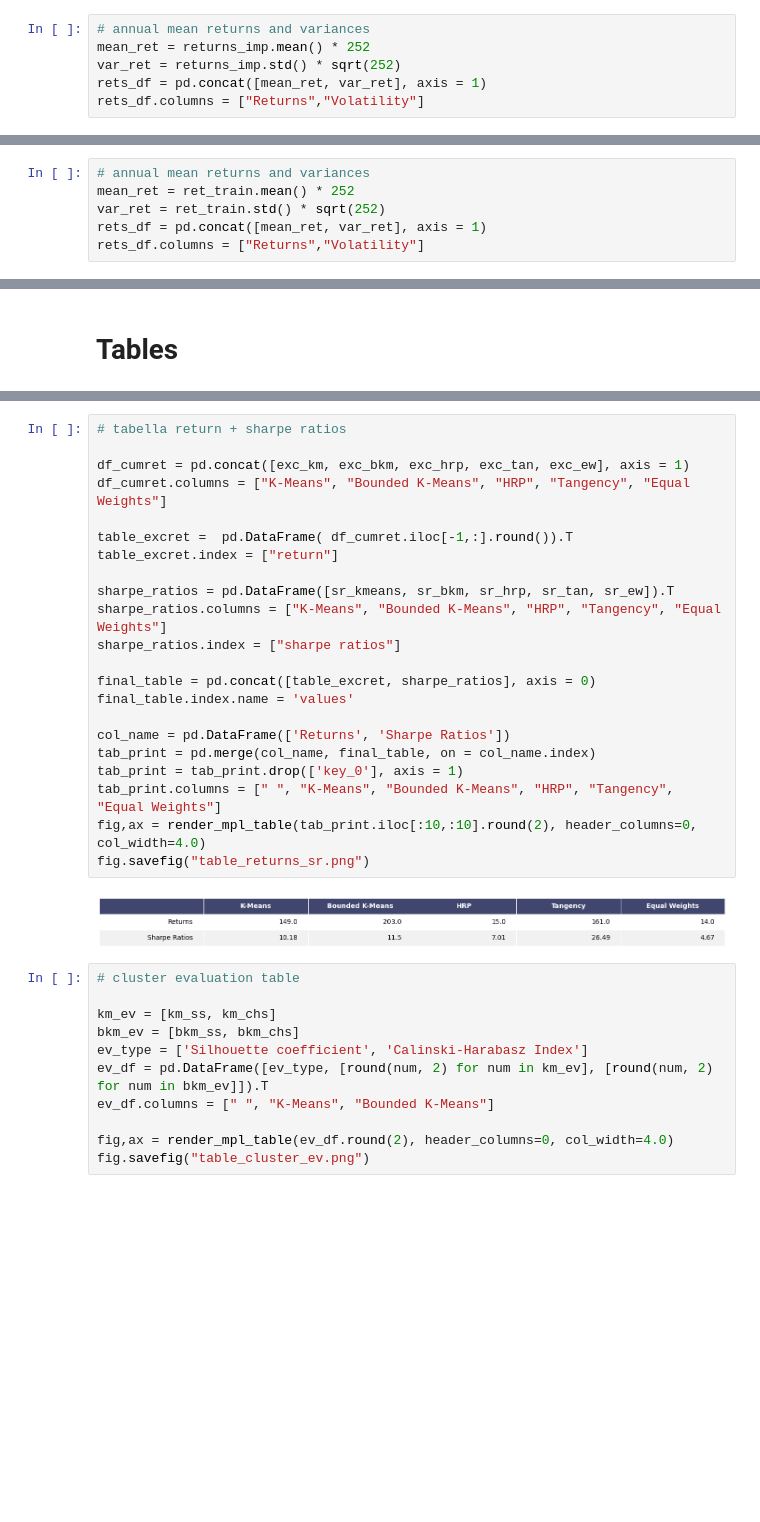
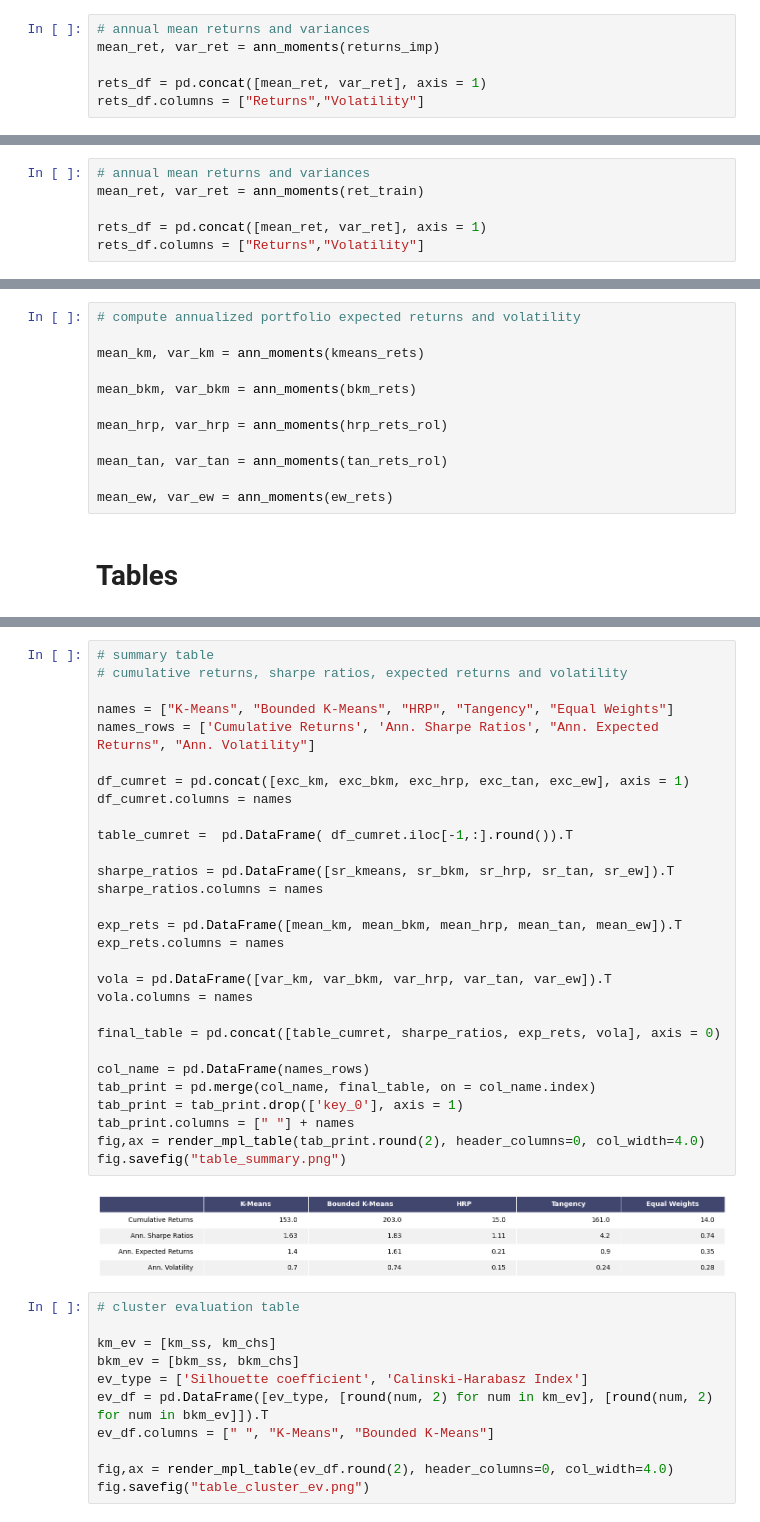
Before and after one commit to GiadaV/PROGETTO-PYTHON, a Jupyter notebook: progetto_finance.ipynb, the cells around one changed output, grey strips where cells are left out. Saved outputs shown, nothing was run; the diff lists cells and outputs as text; blank space fills up the shorter version.

```diff
--- a/progetto_finance.ipynb
+++ b/progetto_finance.ipynb
@@ -451,8 +489,8 @@ merged = pd.merge(tbills, returns_imp, on='Date')
 tbill_ann = pd.DataFrame( merged["DTB3A"] )
 # %%
 # annual mean returns and variances
-mean_ret = returns_imp.mean() * 252
-var_ret = returns_imp.std() * sqrt(252)
+mean_ret, var_ret = ann_moments(returns_imp)
+
 rets_df = pd.concat([mean_ret, var_ret], axis = 1)
 rets_df.columns = ["Returns","Volatility"]
 # %%
@@ -490,8 +527,8 @@ ret_train = returns[returns.index <= cutoff]
 ret_test = returns[returns.index > (datetime.strptime(cutoff, '%Y-%m-%d') -  relativedelta(years=1))]
 # %%
 # annual mean returns and variances
-mean_ret = ret_train.mean() * 252
-var_ret = ret_train.std() * sqrt(252)
+mean_ret, var_ret = ann_moments(ret_train)
+
 rets_df = pd.concat([mean_ret, var_ret], axis = 1)
 rets_df.columns = ["Returns","Volatility"]
 # %% [markdown]
@@ -836,3 +881,15 @@ sr_ew = (diff_ew.mean()/ew_rets.std())*100
+# %%
+# compute annualized portfolio expected returns and volatility
+
+mean_km, var_km = ann_moments(kmeans_rets)
+
+mean_bkm, var_bkm = ann_moments(bkm_rets)
+
+mean_hrp, var_hrp = ann_moments(hrp_rets_rol)
+
+mean_tan, var_tan = ann_moments(tan_rets_rol)
+
+mean_ew, var_ew = ann_moments(ew_rets)
 # %% [markdown]
 # Tables
 # %%
@@ -922,27 +977,34 @@ fig.savefig("table_tan_rolling.png")
 # %%
-# tabella return + sharpe ratios
+# summary table
+# cumulative returns, sharpe ratios, expected returns and volatility
+
+names = ["K-Means", "Bounded K-Means", "HRP", "Tangency", "Equal Weights"]
+names_rows = ['Cumulative Returns', 'Ann. Sharpe Ratios', "Ann. Expected Returns", "Ann. Volatility"]
 
 df_cumret = pd.concat([exc_km, exc_bkm, exc_hrp, exc_tan, exc_ew], axis = 1)
-df_cumret.columns = ["K-Means", "Bounded K-Means", "HRP", "Tangency", "Equal Weights"]
+df_cumret.columns = names
 
-table_excret =  pd.DataFrame( df_cumret.iloc[-1,:].round()).T
-table_excret.index = ["return"]
+table_cumret =  pd.DataFrame( df_cumret.iloc[-1,:].round()).T
 
 sharpe_ratios = pd.DataFrame([sr_kmeans, sr_bkm, sr_hrp, sr_tan, sr_ew]).T
-sharpe_ratios.columns = ["K-Means", "Bounded K-Means", "HRP", "Tangency", "Equal Weights"]
-sharpe_ratios.index = ["sharpe ratios"]
+sharpe_ratios.columns = names
 
-final_table = pd.concat([table_excret, sharpe_ratios], axis = 0)
-final_table.index.name = 'values'
+exp_rets = pd.DataFrame([mean_km, mean_bkm, mean_hrp, mean_tan, mean_ew]).T
+exp_rets.columns = names
 
-col_name = pd.DataFrame(['Returns', 'Sharpe Ratios'])
+vola = pd.DataFrame([var_km, var_bkm, var_hrp, var_tan, var_ew]).T
+vola.columns = names
+
+final_table = pd.concat([table_cumret, sharpe_ratios, exp_rets, vola], axis = 0)
+
+col_name = pd.DataFrame(names_rows)
 tab_print = pd.merge(col_name, final_table, on = col_name.index)
 tab_print = tab_print.drop(['key_0'], axis = 1)
-tab_print.columns = [" ", "K-Means", "Bounded K-Means", "HRP", "Tangency", "Equal Weights"]
-fig,ax = render_mpl_table(tab_print.iloc[:10,:10].round(2), header_columns=0, col_width=4.0)
-fig.savefig("table_returns_sr.png")
+tab_print.columns = [" "] + names
+fig,ax = render_mpl_table(tab_print.round(2), header_columns=0, col_width=4.0)
+fig.savefig("table_summary.png")
 # %% [output]
-[figure, old version]
+[figure, new version]
 # %%
 # cluster evaluation table
 
```
Also changed, not shown: parts of 23 cells of this notebook.
